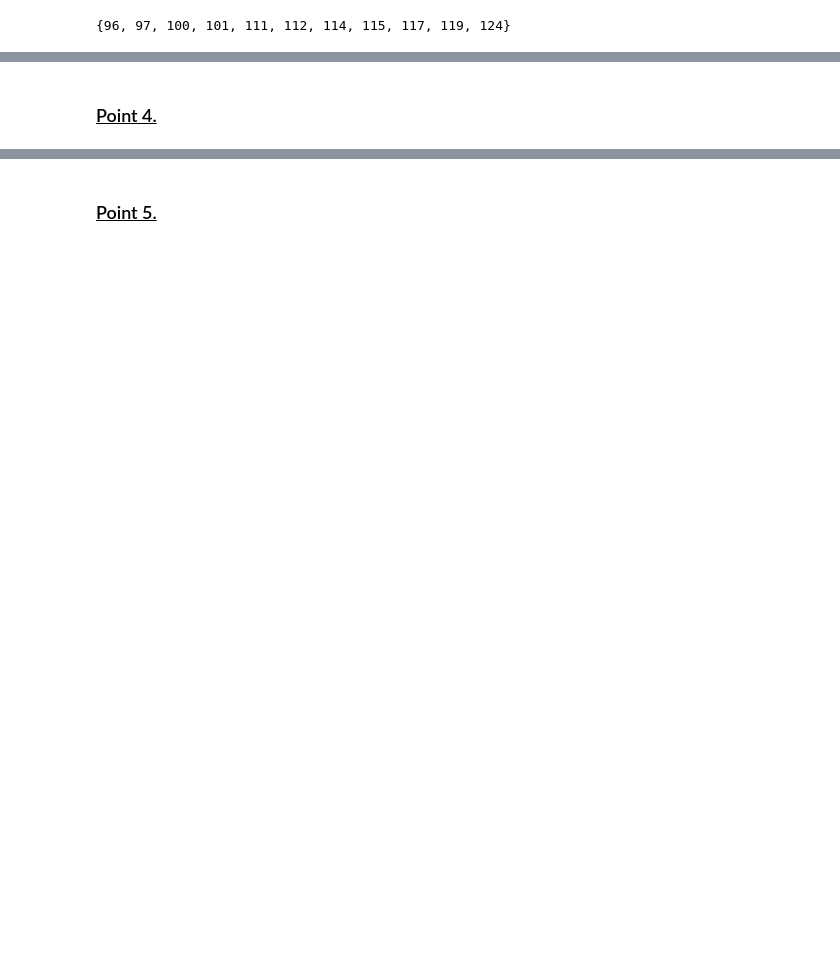
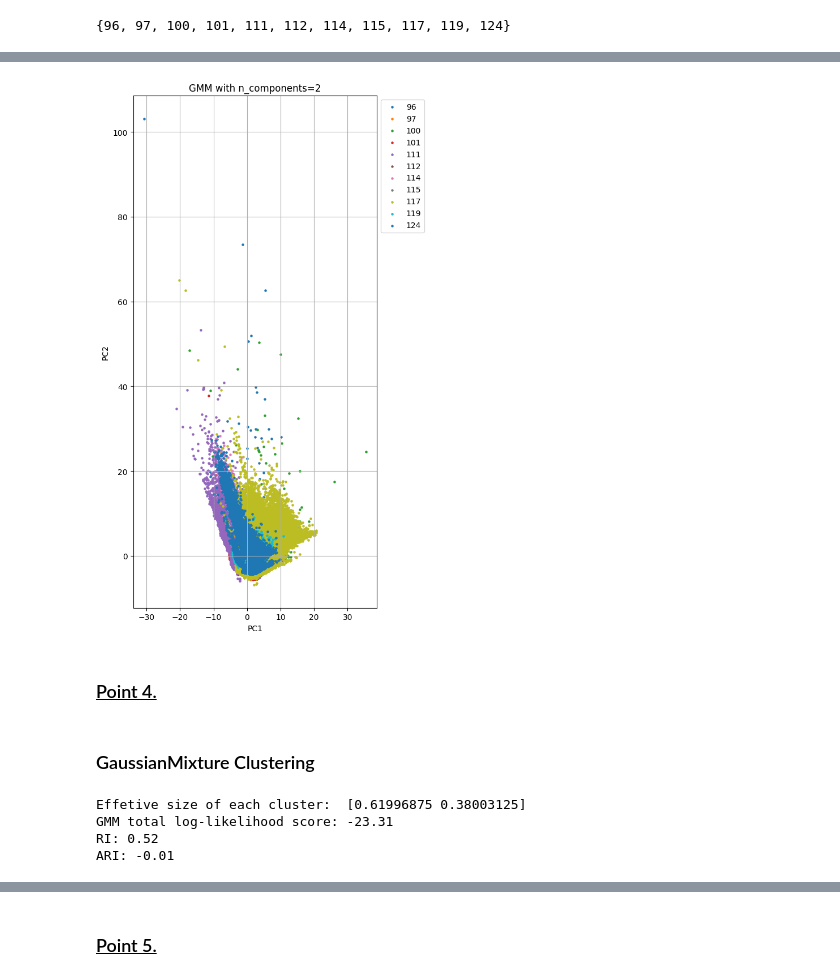
Before and after one commit to PeshX/ML4N_RTP_Project, a Jupyter notebook: Script3.ipynb, the cells around one changed output, grey strips where cells are left out. Drawn from its saved outputs; the diff is of its cells as text; code cells hidden in the pictures; blank space fills up the shorter version.

```diff
--- a/Script3.ipynb
+++ b/Script3.ipynb
@@ -296,2 +334,20 @@ plt.show()
+# %%
+plt.figure(figsize=(6, 10))
+
+for i in np.unique(df_pca.p_type):
+    subdf = df_pca[df_pca.p_type==i]
+    plt.scatter(subdf[0], subdf[1], label=i, s=5)
+plt.grid()
+lgnd = plt.legend(bbox_to_anchor=(1, 1), loc="upper left")
+plt.xlabel('PC1')
+plt.ylabel('PC2')
+plt.title('GMM with n_components=2')
+
+plt.tight_layout()
+plt.show()
+# %% [output]
+[figure, added]
 # %% [markdown]
 ### <ins>Point 4.</ins>
+# %% [markdown]
+### GaussianMixture Clustering
@@ -297,0 +368,13 @@ plt.show()
+# %%
+# Report effective size
+print("Effetive size of each cluster: ", gmm.weights_)
+# Report usupervised and supervised metric
+print(f'GMM total log-likelihood score: {round(log_l, 2)}')
+#print(f'Silhouette: {round(silhouette, 2)}')
+print(f'RI: {round(ri, 2)}')
+print(f'ARI: {round(ari, 2)}')
+# %% [output]
+Effetive size of each cluster:  [0.61996875 0.38003125]
+GMM total log-likelihood score: -23.31
+RI: 0.52
+ARI: -0.01
```
Also changed, not shown: parts of 17 cells of this notebook, 1 other file.
